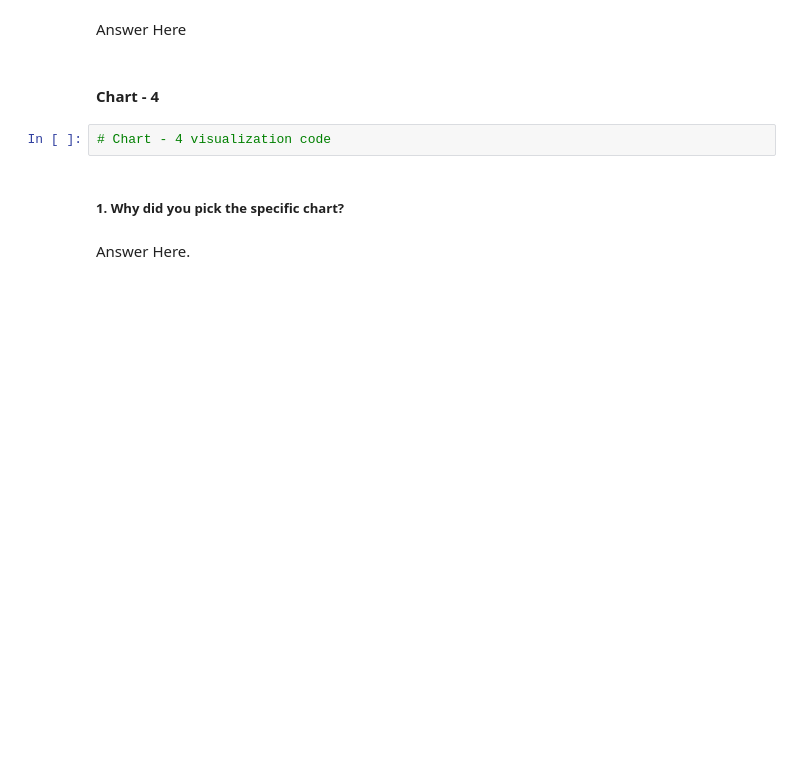
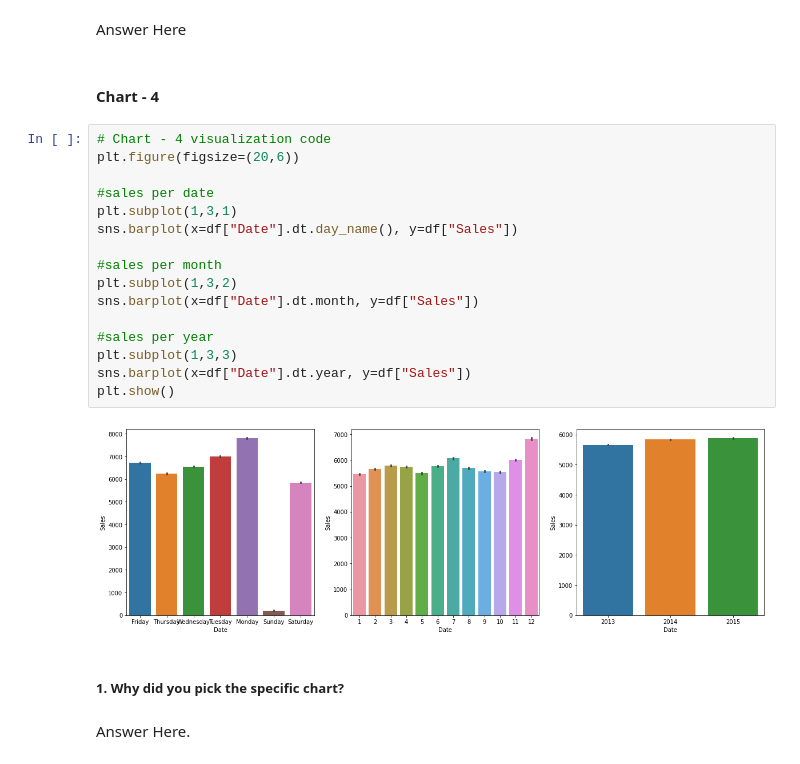
Before and after one commit to Shahrukh2016/Retail_Sales_Prediction, a Jupyter notebook: IndividualColab_RetailSalesPrediction.ipynb, the cells around one changed output. Saved outputs shown, nothing was run; the diff lists cells and outputs as text; blank space fills up the shorter version.

```diff
--- a/IndividualColab_RetailSalesPrediction.ipynb
+++ b/IndividualColab_RetailSalesPrediction.ipynb
@@ -590,8 +709,24 @@ Are there any insights that lead to negative growth? Justify with specific reaso
 Answer Here
 # %% [markdown]
 #### Chart - 4
-# %%
-# Chart - 4 visualization code
+# %%
+# Chart - 4 visualization code
+plt.figure(figsize=(20,6))
+
+#sales per date
+plt.subplot(1,3,1)
+sns.barplot(x=df["Date"].dt.day_name(), y=df["Sales"])
+
+#sales per month
+plt.subplot(1,3,2)
+sns.barplot(x=df["Date"].dt.month, y=df["Sales"])
+
+#sales per year
+plt.subplot(1,3,3)
+sns.barplot(x=df["Date"].dt.year, y=df["Sales"])
+plt.show()
+# %% [output]
+[figure, added]
 # %% [markdown]
 ##### 1. Why did you pick the specific chart?
 # %% [markdown]
```
Also changed, not shown: parts of 22 cells of this notebook.
